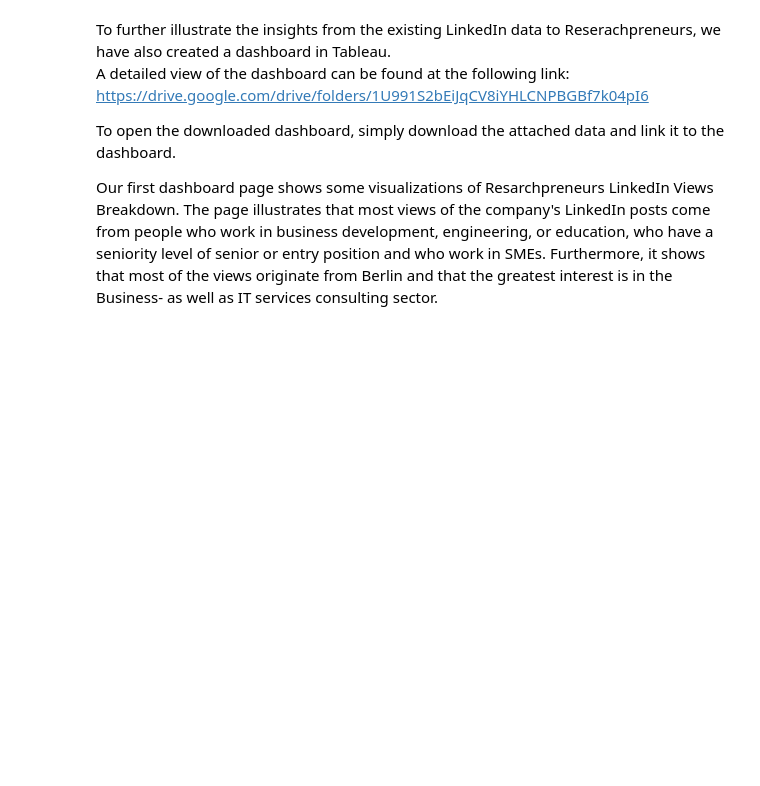
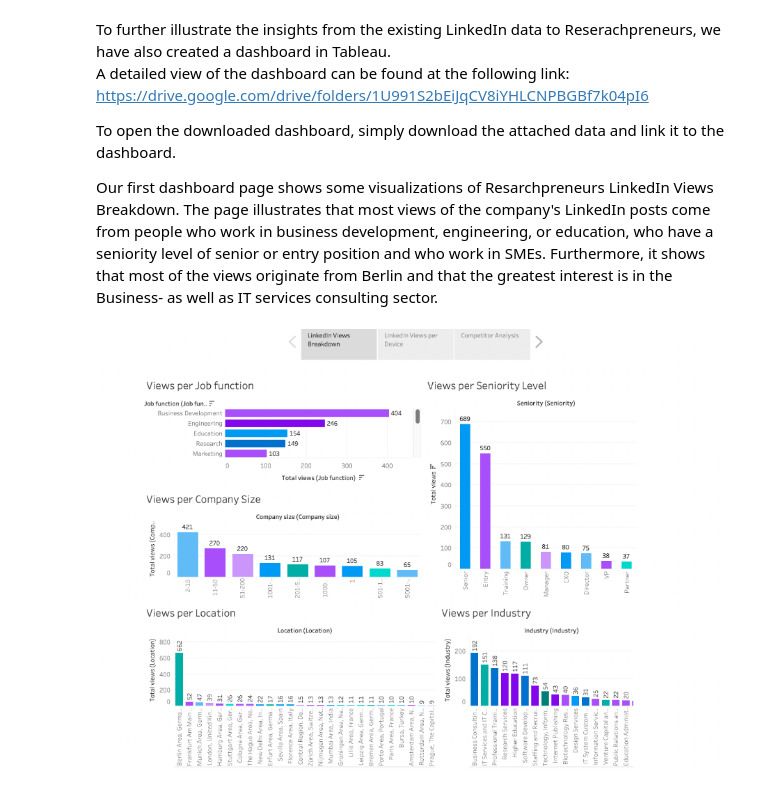
Before and after one commit to aphamtv/G5_ResearchPreneurs, a Jupyter notebook: 1_LinkedIn_Analysis.ipynb, the cells around one changed output. Cells and saved outputs as stored; diff of their text form; code cells hidden in the pictures; blank space fills up the shorter version.

```diff
--- a/1_LinkedIn_Analysis.ipynb
+++ b/1_LinkedIn_Analysis.ipynb
@@ -133,4 +133,7 @@ To open the downloaded dashboard, simply download the attached data and link it
 
 Our first dashboard page shows some visualizations of Resarchpreneurs LinkedIn Views Breakdown. The page illustrates that most views of the company's LinkedIn posts come from people who work in business development, engineering, or education, who have a seniority level of senior or entry position and who work in SMEs. Furthermore, it shows that most of the views originate from Berlin and that the greatest interest is in the Business- as well as IT services consulting sector.
 # %%
-![Dashboard 1](image_files/Dashboard1.png)
+from IPython.display import Image
+Image(filename='image_files/Dashboard1.png')
+# %% [output]
+[figure, added]
```
